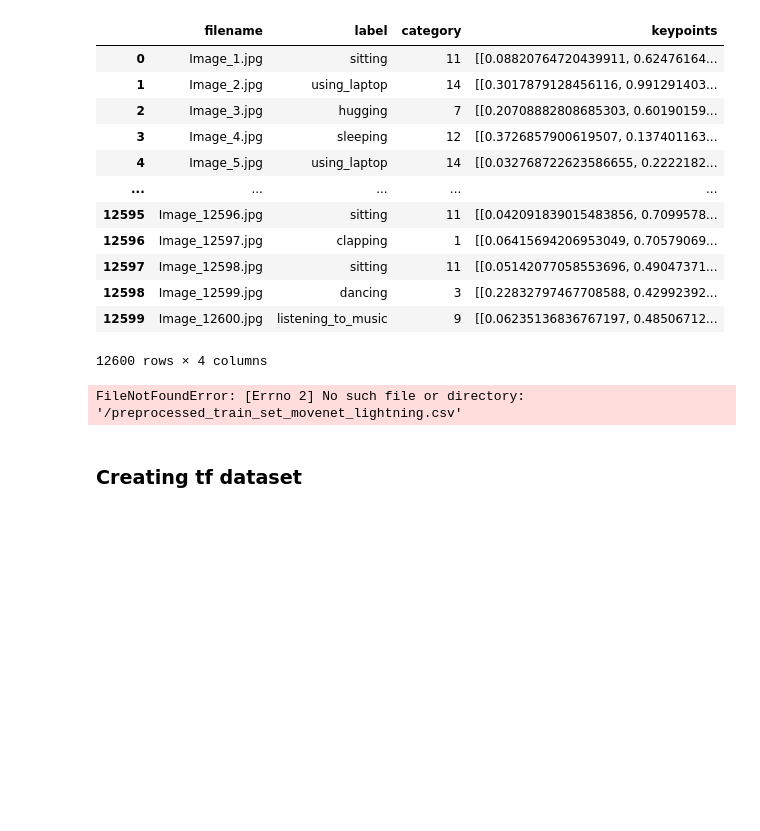
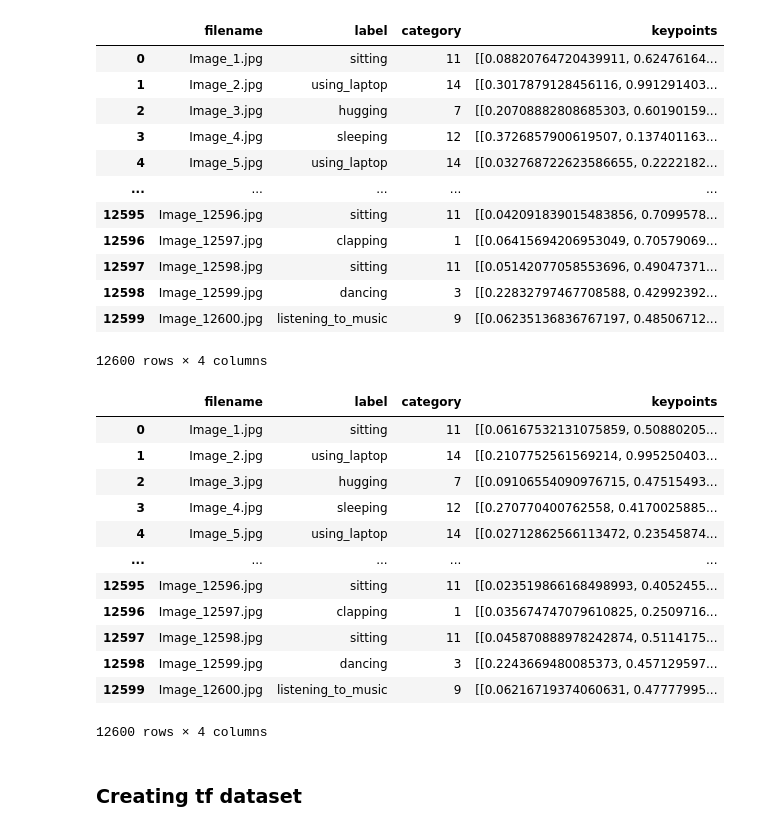
Before and after one commit to Vatsal-Sharma2003/HUMAN-POSE-ESTIMATION-USING-MACHINE-LEARNING, a Jupyter notebook: HRD.ipynb, the cells around one changed output. Saved outputs shown, nothing was run; the diff lists cells and outputs as text; code cells hidden in the pictures; blank space fills up the shorter version.

```diff
--- a/HRD.ipynb
+++ b/HRD.ipynb
@@ -533,10 +538,22 @@ load_df_thunder
 12600 rows × 4 columns
 # %%
 file_name = 'preprocessed_train_set_movenet_lightning.csv'
-load_df_lightning = load_data('', file_name)
+load_df_lightning = load_data(data_directory, file_name)
 load_df_lightning
 # %% [output]
+|  | filename | label | category | keypoints |
+| 0 | Image_1.jpg | sitting | 11 | [[0.06167532131075859, 0.50880205... |
+| 1 | Image_2.jpg | using_laptop | 14 | [[0.2107752561569214, 0.995250403... |
+| 2 | Image_3.jpg | hugging | 7 | [[0.09106554090976715, 0.47515493... |
+| 3 | Image_4.jpg | sleeping | 12 | [[0.270770400762558, 0.4170025885... |
+| 4 | Image_5.jpg | using_laptop | 14 | [[0.02712862566113472, 0.23545874... |
+| ... | ... | ... | ... | ... |
+| 12595 | Image_12596.jpg | sitting | 11 | [[0.023519866168498993, 0.4052455... |
+| 12596 | Image_12597.jpg | clapping | 1 | [[0.035674747079610825, 0.2509716... |
+| 12597 | Image_12598.jpg | sitting | 11 | [[0.045870888978242874, 0.5114175... |
+| 12598 | Image_12599.jpg | dancing | 3 | [[0.2243669480085373, 0.457129597... |
+| 12599 | Image_12600.jpg | listening_to_music | 9 | [[0.06216719374060631, 0.47777995... |
-FileNotFoundError: [Errno 2] No such file or directory: '/preprocessed_train_set_movenet_lightning.csv'
+12600 rows × 4 columns
 # %% [markdown]
 ### Creating tf dataset
 # %%
```
Also changed, not shown: parts of 18 cells of this notebook, 5 other files.
